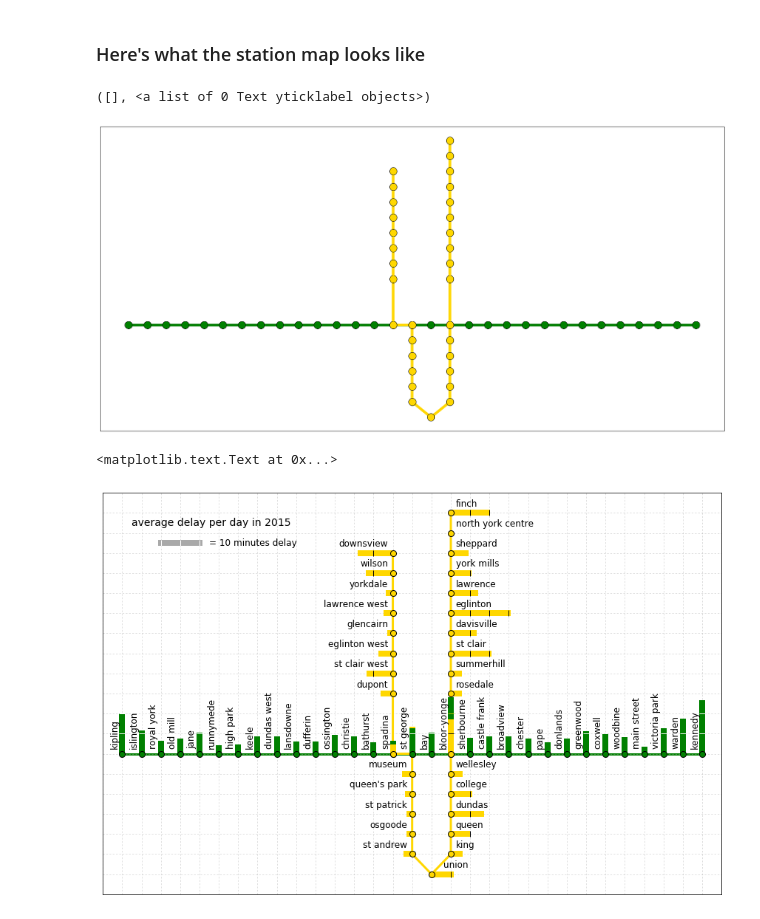
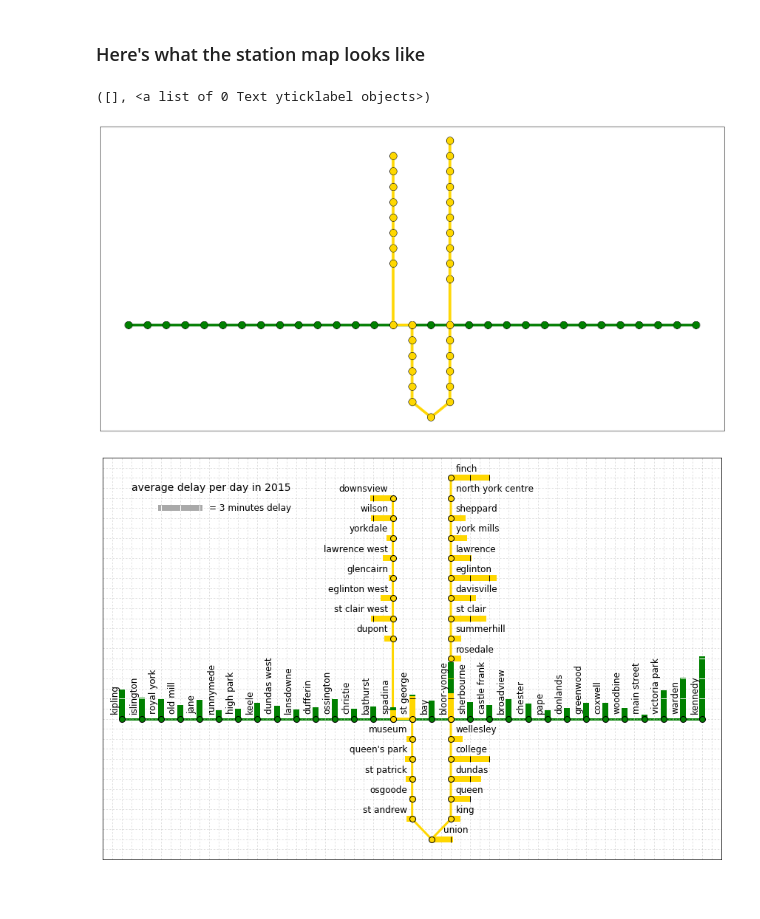
Before and after one commit to npricejones/ttc-vis, a Jupyter notebook: delay-ridership.ipynb, the cells around one changed output. Drawn from its saved outputs; the diff is of its cells as text; code cells hidden in the pictures.

```diff
--- a/delay-ridership.ipynb
+++ b/delay-ridership.ipynb
@@ -113,8 +165,8 @@ def station_stack_2015(stations,delayinfo,directions,mask=False):
             delaytime[station] = np.sum(time[inds])
     return delaytime#totaldelays
 # %%
-yus_delays = station_stack(yus,delayinfo,directions='NS')#,mask=signals)
-bd_delays = station_stack(bd,delayinfo,directions='EW')#,mask=signals)
+yus_delays = station_stack_2015(yus,delayinfo,directions='NS')#,mask=signals)
+bd_delays = station_stack_2015(bd,delayinfo,directions='EW')#,mask=signals)
 # %% [markdown]
 ## Station Map Locations
 # %%
@@ -136,7 +188,7 @@ NS_posy[0:(yus.index('spadina')+1)] -= NS_sep
 NS_posx[0:(yus.index('spadina')+1)] -= EW_sep
 
 # Adjust upwards to make room for bars
-NS_posy[0:(yus.index('spadina'))] += barheight*NS_sep
+NS_posy[0:(yus.index('spadina'))] += (barheight+NS_sep)*NS_sep
 NS_posy[(yus.index('bloor'))+1:] += barheight*NS_sep
 
 EW_posx = np.arange(0,len(bd)*EW_sep,EW_sep)
@@ -156,7 +208,7 @@ plt.xticks([])
 plt.yticks([])
 # %% [output]
 ([], <a list of 0 Text yticklabel objects>)
-[figure, old version]
+[figure, new version]
 # %%
 elw = 8
 llw = 3
@@ -175,9 +227,9 @@ ax.grid(ls =':',alpha=0.5)
 plt.plot(EW_posx,EW_posy,color='g',lw=llw,zorder=1)
 plt.plot(NS_posx,NS_posy,color='gold',lw=llw,zorder=2)
 
-bd_scaleddelays = bd_delays/365./5.
+bd_scaleddelays = bd_delays/365./1.5
 
-yus_scaleddelays = yus_delays/365./5.
+yus_scaleddelays = yus_delays/365./1.5
 
 # Do Interchanges First
 
@@ -300,35 +352,35 @@ for station in range(len(yus_scaleddelays)):
         if station == turn:
             plt.errorbar(NS_posx[station],NS_posy[station],xerr = np.array([[0,yus_scaleddelays[station]]]).T,
                          fmt='o',markeredgecolor='k',markeredgewidth=edge,markersize = min_size,color='gold',
                          elinewidth=elw,alpha=yalph,zorder=4)
             plt.text(NS_posx[station]+0.6*NS_sep,NS_posy[station]+0.2*NS_sep,yus[station],fontsize=fs,
                      horizontalalignment='left',verticalalignment='bottom',zorder=5)
             totlines = np.floor(yus_scaleddelays[station])
             for i in np.arange(line_interval,totlines+0.2*line_interval,line_interval):
                 plt.plot(NS_posx[station]+i,NS_posy[station],'|',color='k',markersize=scalesize,zorder=5)
         if station>turn:
             plt.errorbar(NS_posx[station],NS_posy[station],xerr = np.array([[0,yus_scaleddelays[station]]]).T,
                          fmt='o',markeredgecolor='k',markeredgewidth=edge,markersize = min_size,color='gold',
                          elinewidth=elw,alpha=yalph,zorder=4)
             plt.text(NS_posx[station]+0.25*NS_sep,NS_posy[station]+0.2*NS_sep,yus[station],fontsize=fs,
                      horizontalalignment='left',verticalalignment='bottom',zorder=5)
             totlines = np.floor(yus_scaleddelays[station])
             for i in np.arange(line_interval,totlines+0.2*line_interval,line_interval):
                 plt.plot(NS_posx[station]+i,NS_posy[station],'|',color='k',markersize=scalesize,zorder=5)
-xtickpos = np.arange(np.min(EW_posx)-EW_sep,np.max(EW_posx)+EW_sep,EW_sep)
+xtickpos = np.arange(np.min(EW_posx)-EW_sep,np.max(EW_posx)+EW_sep,EW_sep/2.)
 plt.xticks(xtickpos)
 plt.xlim(np.min(EW_posx)-EW_sep,np.max(EW_posx)+EW_sep)
 ax.set_xticklabels(['']*len(xtickpos))
-ytickpos = np.arange(np.min(NS_posy)-NS_sep,np.max(NS_posy)+NS_sep,NS_sep)
+ytickpos = np.arange(np.min(NS_posy)-NS_sep,np.max(NS_posy)+NS_sep,NS_sep/2.)
 plt.yticks(ytickpos)
 ax.set_yticklabels(['']*len(ytickpos))
 y=plt.ylim(np.min(NS_posy)-NS_sep,np.max(NS_posy)+NS_sep)
 plt.tick_params(which='major',length=0)
 plt.text(np.min(EW_posx)+0.5*EW_sep,np.max(NS_posy)-0.5*NS_sep,'average delay per day in 2015',
          fontsize=14,horizontalalignment='left',verticalalignment='center')
 plt.plot([np.min(EW_posx)+2*EW_sep,np.min(EW_posx)+4*EW_sep],[np.max(NS_posy)-1.5*NS_sep,np.max(NS_posy)-1.5*NS_sep],lw=elw,color='darkgray')
 plt.plot([np.min(EW_posx)+2*EW_sep,np.min(EW_posx)+3*EW_sep,np.min(EW_posx)+4*EW_sep],[np.max(NS_posy)-1.5*NS_sep,np.max(NS_posy)-1.5*NS_sep,np.max(NS_posy)-1.5*NS_sep],'|',color='w',markersize=8)
-plt.text(np.min(EW_posx)+4.5*EW_sep,np.max(NS_posy)-1.5*NS_sep,'= 10 minutes delay',fontsize=12,horizontalalignment='left',verticalalignment='center')
+plt.text(np.min(EW_posx)+4.5*EW_sep,np.max(NS_posy)-1.5*NS_sep,'= 3 minutes delay',fontsize=12,horizontalalignment='left',verticalalignment='center')
+plt.savefig('figs/Price-Jones_plot.pdf')
 # %% [output]
-<matplotlib.text.Text at 0x...>
-[figure, old version]
+[figure, new version]
```
Also changed, not shown: parts of 3 cells of this notebook.
